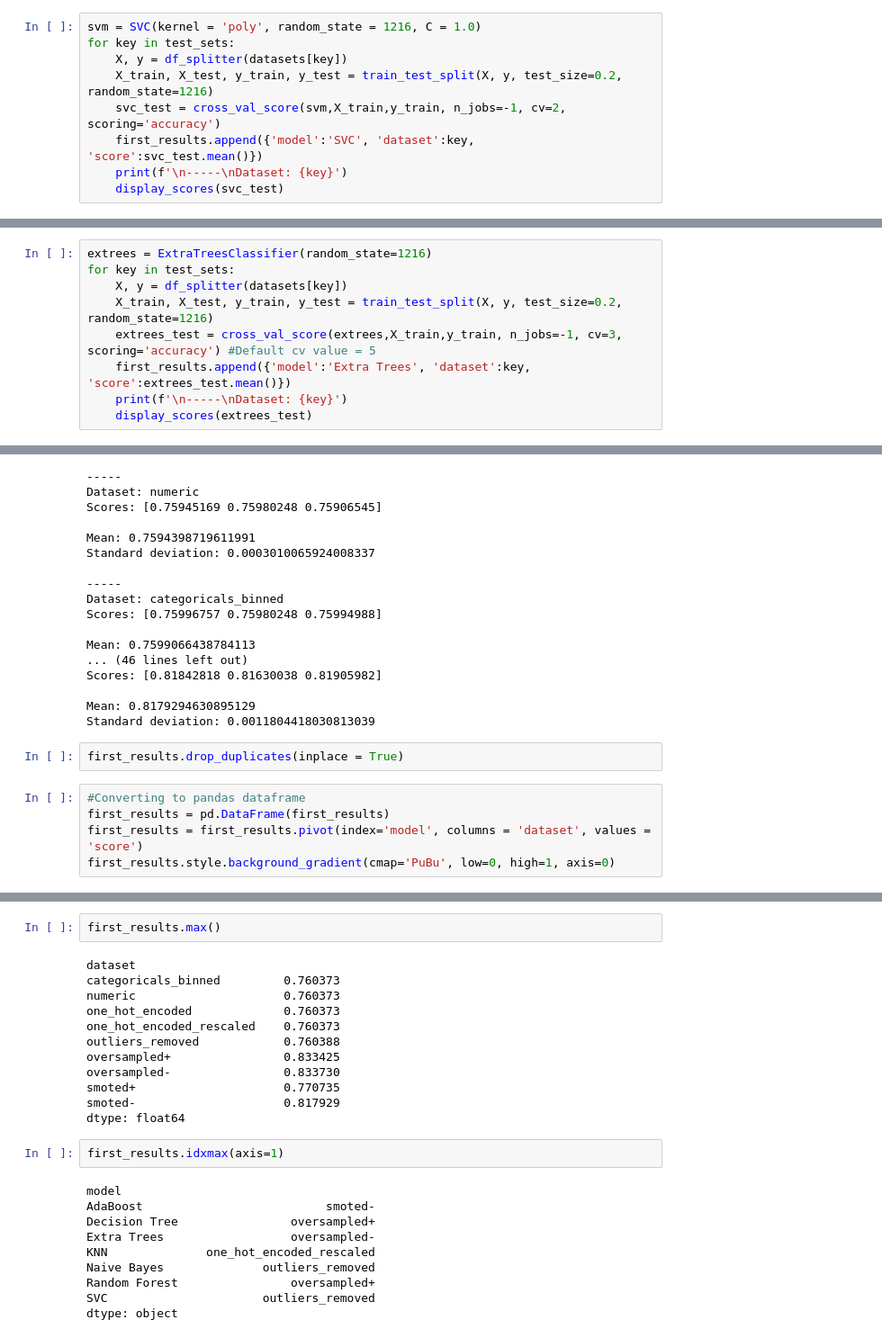
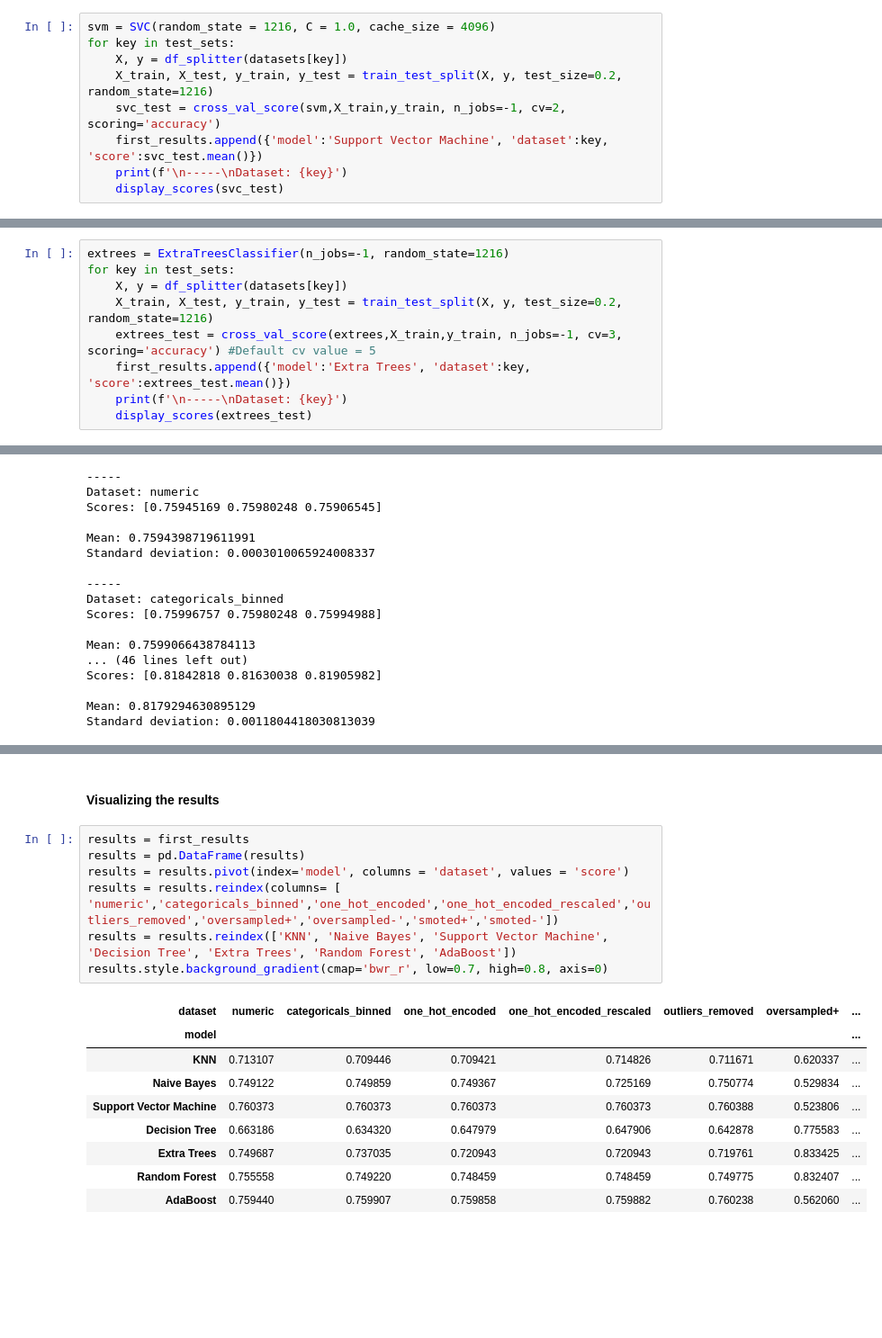
Before and after one commit to o-guilherme/IFSP-Proj-Sem2, a Jupyter notebook: Models Training.ipynb, the cells around one changed output, grey strips where cells are left out. Shown at 90% size. Saved outputs shown, nothing was run; the diff lists cells and outputs as text; blank space fills up the shorter version.

```diff
--- a/Models Training.ipynb
+++ b/Models Training.ipynb
@@ -112,12 +111,12 @@ Standard deviation: 0.002190112981087577
 # %% [markdown]
 #### Support Vector Machine
 # %%
-svm = SVC(kernel = 'poly', random_state = 1216, C = 1.0)
+svm = SVC(random_state = 1216, C = 1.0, cache_size = 4096)
 for key in test_sets:
     X, y = df_splitter(datasets[key])
     X_train, X_test, y_train, y_test = train_test_split(X, y, test_size=0.2, random_state=1216)
     svc_test = cross_val_score(svm,X_train,y_train, n_jobs=-1, cv=2, scoring='accuracy')
-    first_results.append({'model':'SVC', 'dataset':key, 'score':svc_test.mean()})
+    first_results.append({'model':'Support Vector Machine', 'dataset':key, 'score':svc_test.mean()})
     print(f'\n-----\nDataset: {key}')
     display_scores(svc_test)
 # %% [output]
@@ -170,7 +169,7 @@ Standard deviation: 0.0023735448469508185
 # %% [markdown]
 #### Extra Trees
 # %%
-extrees = ExtraTreesClassifier(random_state=1216)
+extrees = ExtraTreesClassifier(n_jobs=-1, random_state=1216)
 for key in test_sets:
     X, y = df_splitter(datasets[key])
     X_train, X_test, y_train, y_test = train_test_split(X, y, test_size=0.2, random_state=1216)
@@ -258,10 +257,3 @@ Scores: [0.81842818 0.81630038 0.81905982]
 
 Mean: 0.8179294630895129
 Standard deviation: 0.0011804418030813039
-# %%
-first_results.drop_duplicates(inplace = True)
-# %%
-#Converting to pandas dataframe
-first_results = pd.DataFrame(first_results)
-first_results = first_results.pivot(index='model', columns = 'dataset', values = 'score')
-first_results.style.background_gradient(cmap='PuBu', low=0, high=1, axis=0)
@@ -282,26 +260,19 @@ first_results.style.background_gradient(cmap='PuBu', low=0, high=1, axis=0)
-# %%
-first_results.max()
-# %% [output]
-dataset
-categoricals_binned         0.760373
-numeric                     0.760373
-one_hot_encoded             0.760373
-one_hot_encoded_rescaled    0.760373
-outliers_removed            0.760388
-oversampled+                0.833425
-oversampled-                0.833730
-smoted+                     0.770735
-smoted-                     0.817929
-dtype: float64
-# %%
-first_results.idxmax(axis=1)
-# %% [output]
-model
-AdaBoost                          smoted-
-Decision Tree                oversampled+
-Extra Trees                  oversampled-
-KNN              one_hot_encoded_rescaled
-Naive Bayes              outliers_removed
-Random Forest                oversampled+
-SVC                      outliers_removed
-dtype: object
+# %% [markdown]
+#### Visualizing the results
+# %%
+results = first_results
+results = pd.DataFrame(results)
+results = results.pivot(index='model', columns = 'dataset', values = 'score')
+results = results.reindex(columns= [ 'numeric','categoricals_binned','one_hot_encoded','one_hot_encoded_rescaled','outliers_removed','oversampled+','oversampled-','smoted+','smoted-'])
+results = results.reindex(['KNN', 'Naive Bayes', 'Support Vector Machine', 'Decision Tree', 'Extra Trees', 'Random Forest', 'AdaBoost'])
+results.style.background_gradient(cmap='bwr_r', low=0.7, high=0.8, axis=0)
+# %% [output]
+| dataset | numeric | categoricals_binned | one_hot_encoded | one_hot_encoded_rescaled | outliers_removed | oversampled+ | ... |
+| model |  |  |  |  |  |  | ... |
+| KNN | 0.713107 | 0.709446 | 0.709421 | 0.714826 | 0.711671 | 0.620337 | ... |
+| Naive Bayes | 0.749122 | 0.749859 | 0.749367 | 0.725169 | 0.750774 | 0.529834 | ... |
+| Support Vector Machine | 0.760373 | 0.760373 | 0.760373 | 0.760373 | 0.760388 | 0.523806 | ... |
+| Decision Tree | 0.663186 | 0.634320 | 0.647979 | 0.647906 | 0.642878 | 0.775583 | ... |
+| Extra Trees | 0.749687 | 0.737035 | 0.720943 | 0.720943 | 0.719761 | 0.833425 | ... |
+| Random Forest | 0.755558 | 0.749220 | 0.748459 | 0.748459 | 0.749775 | 0.832407 | ... |
+| AdaBoost | 0.759440 | 0.759907 | 0.759858 | 0.759882 | 0.760238 | 0.562060 | ... |
```
Also changed, not shown: parts of 24 cells of this notebook.
